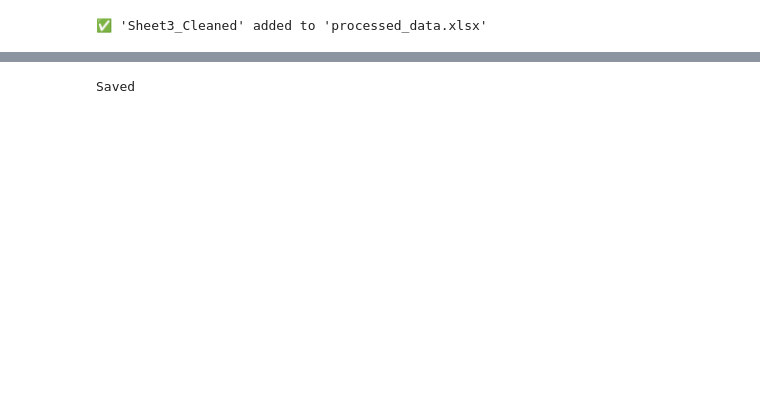
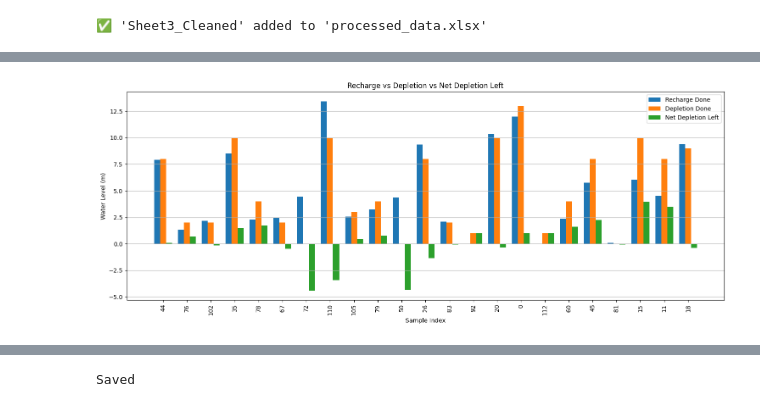
Before and after one commit to priyakumari-hub/groundwater-depletion-recharge-, a Jupyter notebook: process.ipynb, the cells around one changed output, grey strips where cells are left out. Saved outputs shown, nothing was run; the diff lists cells and outputs as text; code cells hidden in the pictures; blank space fills up the shorter version.

```diff
--- a/process.ipynb
+++ b/process.ipynb
@@ -430,0 +428,30 @@ Class: <2m (Low Recharge)
+# %%
+import matplotlib.pyplot as plt
+import pandas as pd
+import numpy as np
+
+# Ensure 'Net_Depletion_Left' is correctly calculated
+df_test = X_test.copy()
+df_test['Predicted_Recharge'] = y_pred
+df_test['Total_Fall'] = y_test.values  # Observed depletion
+df_test['Net_Depletion_Left'] = df_test['Total_Fall'] - df_test['Predicted_Recharge']
+
+# Plot
+bar_width = 0.25
+index = np.arange(len(df_test))
+
+plt.figure(figsize=(15,6))
+plt.bar(index, df_test['Predicted_Recharge'], bar_width, label='Recharge Done')
+plt.bar(index + bar_width, df_test['Total_Fall'], bar_width, label='Depletion Done')
+plt.bar(index + 2*bar_width, df_test['Net_Depletion_Left'], bar_width, label='Net Depletion Left')
+
+plt.xlabel("Sample Index")
+plt.ylabel("Water Level (m)")
+plt.title("Recharge vs Depletion vs Net Depletion Left")
+plt.xticks(index + bar_width, df_test.index, rotation=90)
+plt.legend()
+plt.grid(axis='y')
+plt.tight_layout()
+plt.show()
+# %% [output]
+[figure, added]
```
Also changed, not shown: parts of 13 cells of this notebook, 8 other files.
